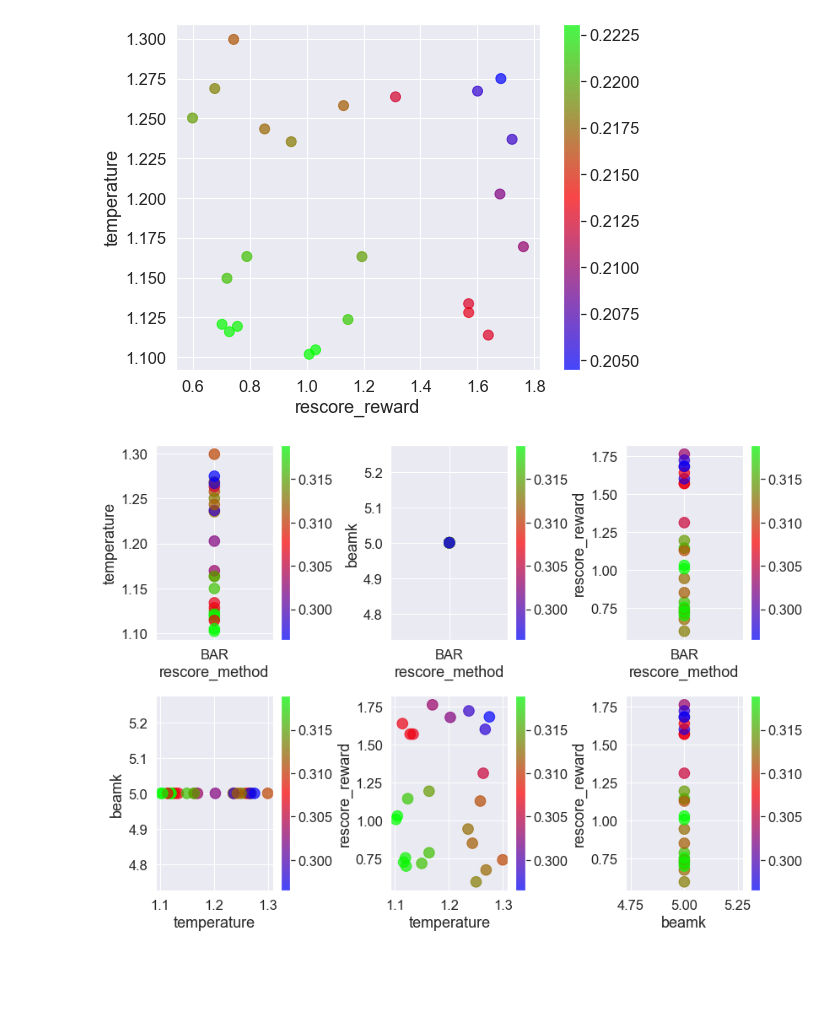
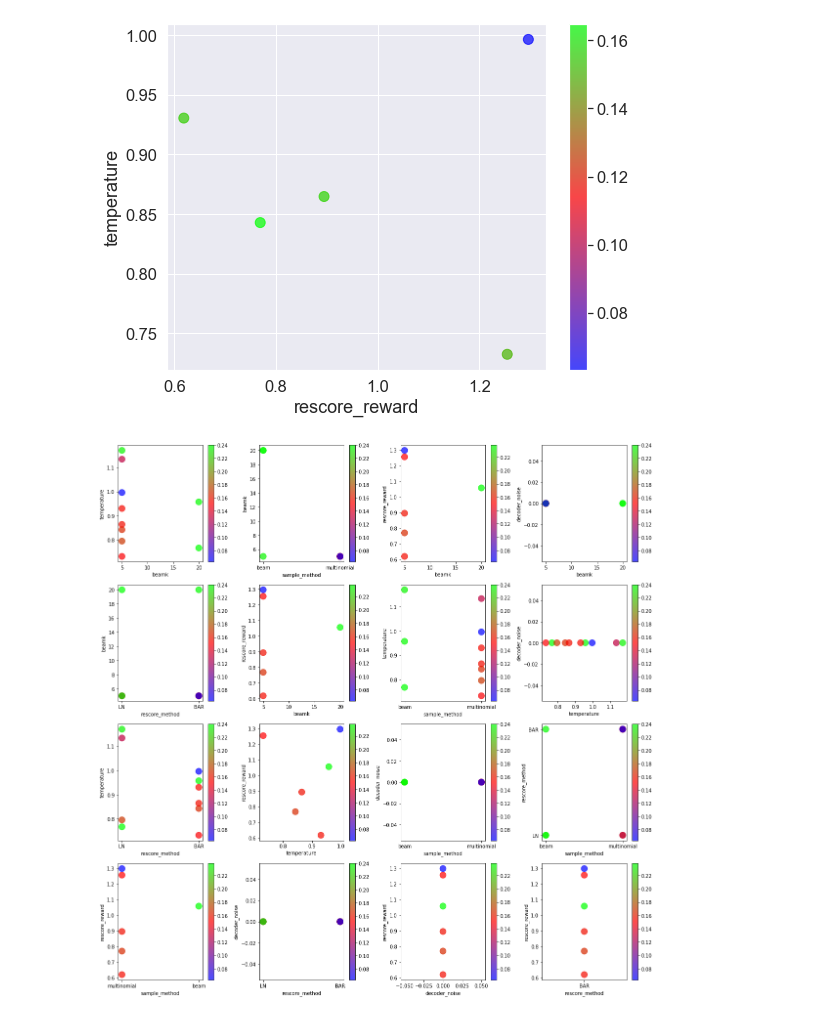
Before and after one commit to Lukeasargen/Show-Attend-and-Tell-Pytorch-Lightning, a Jupyter notebook: evaluate.ipynb, the cells around one changed output. Saved outputs shown, nothing was run; the diff lists cells and outputs as text; code cells hidden in the pictures; blank space fills up the shorter version.

```diff
--- a/evaluate.ipynb
+++ b/evaluate.ipynb
@@ -14,7 +14,7 @@ from torchvision import transforms as T
 from model import SAT
 from util import CocoCaptionDataset
 # %%
-checkpoint_path = "logs/default/version_49/last.ckpt"
+checkpoint_path = "logs/default/version_74/epoch=79-step=15999-bleu4=0.2454.ckpt"
 
 workers = 6
 
@@ -28,8 +28,12 @@ valid_transforms = T.Compose([
     T.ToTensor()
 ])
 valid_ds = CocoCaptionDataset(jsonpath=model.hparams.json, split="test", transforms=valid_transforms)
-val_loader = DataLoader(dataset=valid_ds, batch_size=model.hparams.batch, num_workers=workers,
-                        persistent_workers=(True if workers > 0 else False), pin_memory=True)
+val_loader = DataLoader(dataset=valid_ds, shuffle=False, batch_size=model.hparams.batch, num_workers=workers, persistent_workers=(True if workers > 0 else False), pin_memory=True)
 # %%
-headers = ["beamk", "temperature", "rescore_method", "rescore_reward", "bleu1", "bleu2", "bleu3", "bleu4", "cosine_similarity", "perplexity"]
+headers = ["beamk", "temperature", "sample_method", "decoder_noise", "rescore_method", "rescore_reward", "bleu1", "bleu2", "bleu3", "bleu4", "cosine_similarity", "gleu", "perplexity"]
+
+# New table
 results = pd.DataFrame(columns=headers)
+# Continue from old table
+# results = pd.read_csv("data/results.csv", delimiter=",")
+results
@@ -126,7 +133,7 @@ Index(['beamk', 'temperature', 'rescore_method', 'rescore_reward', 'bleu1',
 subset = results
 fig = plt.figure(figsize=[8, 6])
 ax = plt.gca()
-# subset = subset[subset["beamk"]==20]
+subset = subset[subset["beamk"]==5]
 subset = subset[subset["rescore_method"]=="BAR"] #"NONE", "LN", "WR", "BAR"
 # beamk, temperature, rescore_reward
 x = "rescore_reward"
@@ -142,43 +149,57 @@ ax.set_xlabel(x)
 ax.set_ylabel(y)
 fig.tight_layout()
 # %% [output]
-[figure, old version]
+[figure, new version]
 # %%
 subset = results
 # subset = subset[subset["beamk"]==5]
 scale = 4
 size = 40
-color = "bleu3"
+color = "bleu4"
 plots = [ # x, y, color
+    ["beamk", "temperature", color],
+    ["sample_method", "beamk", color],
+    ["beamk", "rescore_reward", color],
+    ["beamk", "decoder_noise", color],
+    ["rescore_method", "beamk", color],
+    ["beamk", "rescore_reward", color],
+
+    ["sample_method", "temperature", color],
+    ["temperature", "decoder_noise", color],
     ["rescore_method", "temperature", color],
-    ["rescore_method", "beamk", color],
+    ["temperature", "rescore_reward", color],
+
+    ["sample_method", "decoder_noise", color],
+    ["sample_method", "rescore_method", color],
+    ["sample_method", "rescore_reward", color],
+
+    ["rescore_method", "decoder_noise", color],
+    ["decoder_noise", "rescore_reward", color],
+
     ["rescore_method", "rescore_reward", color],
-    ["temperature", "beamk", color],
-    ["temperature", "rescore_reward", color],
-    ["beamk", "rescore_reward", color],
 ]
 rr = int(np.ceil(np.sqrt(len(plots))))
 fig = plt.figure(figsize=[scale*rr, scale*rr])
 for i, (x, y, c) in enumerate(plots):
     fig.add_subplot(rr, rr, i+1)
     ax = plt.gca()
 
     if "rescore_reward" in [x, y]:
-        # Remove the
+        # Remove the methods that don't use the reward
         df = subset[(subset["rescore_method"]!="NONE")&(subset["rescore_method"]!="LN")]
     else:
         df = subset
 
     im = ax.scatter(
         x=df[x], y=df[y],
         s=size*scale, alpha=0.7,
         c=df[c], cmap="brg",
     )
     fig.colorbar(im, ax=ax)
     ax.set_xlabel(x)
     ax.set_ylabel(y)
 fig.tight_layout()
 # %% [output]
-[figure, old version]
+[figure, new version]
 # %%
 scale = 1.5
```
Also changed, not shown: parts of 6 cells of this notebook, 4 other files.
